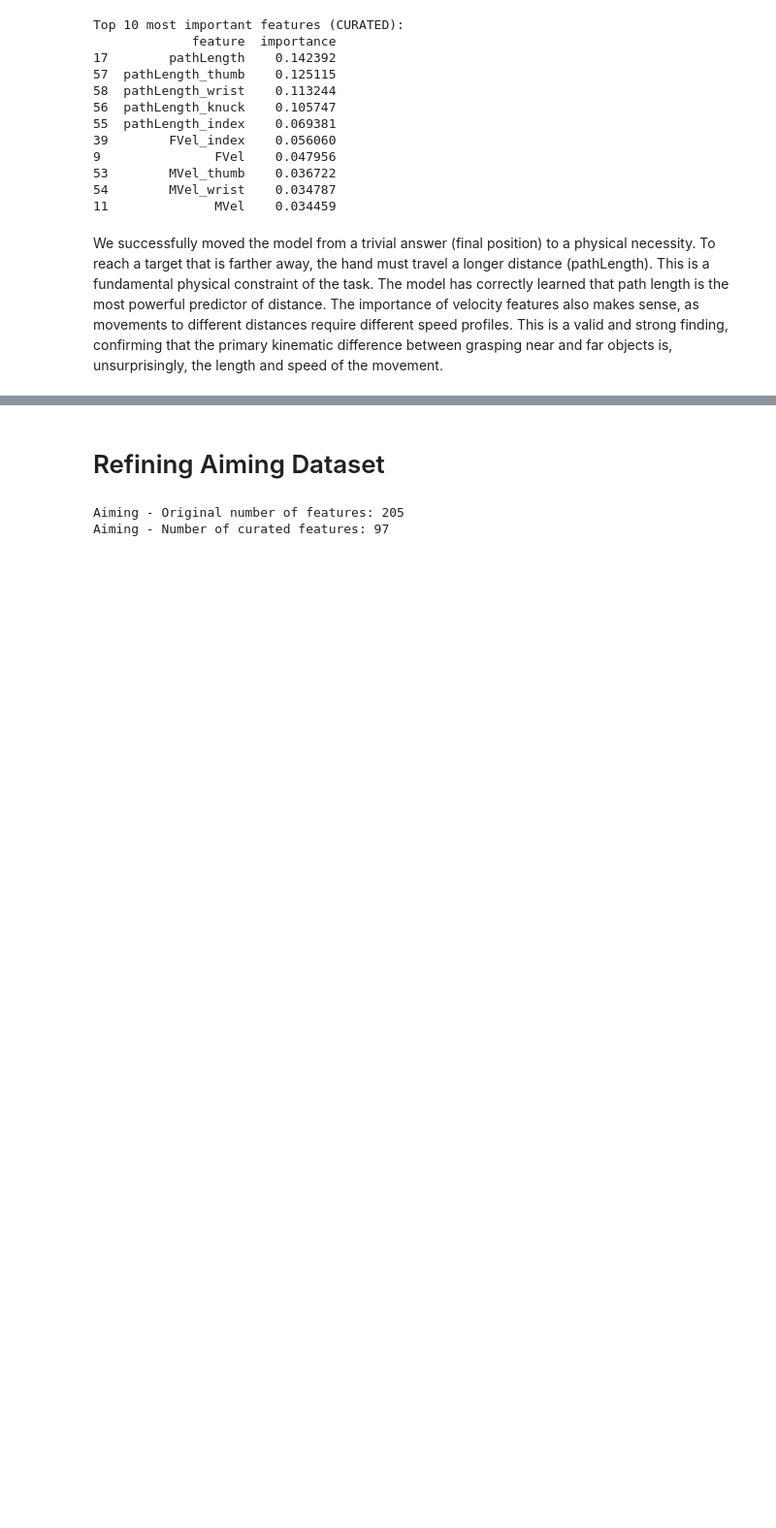
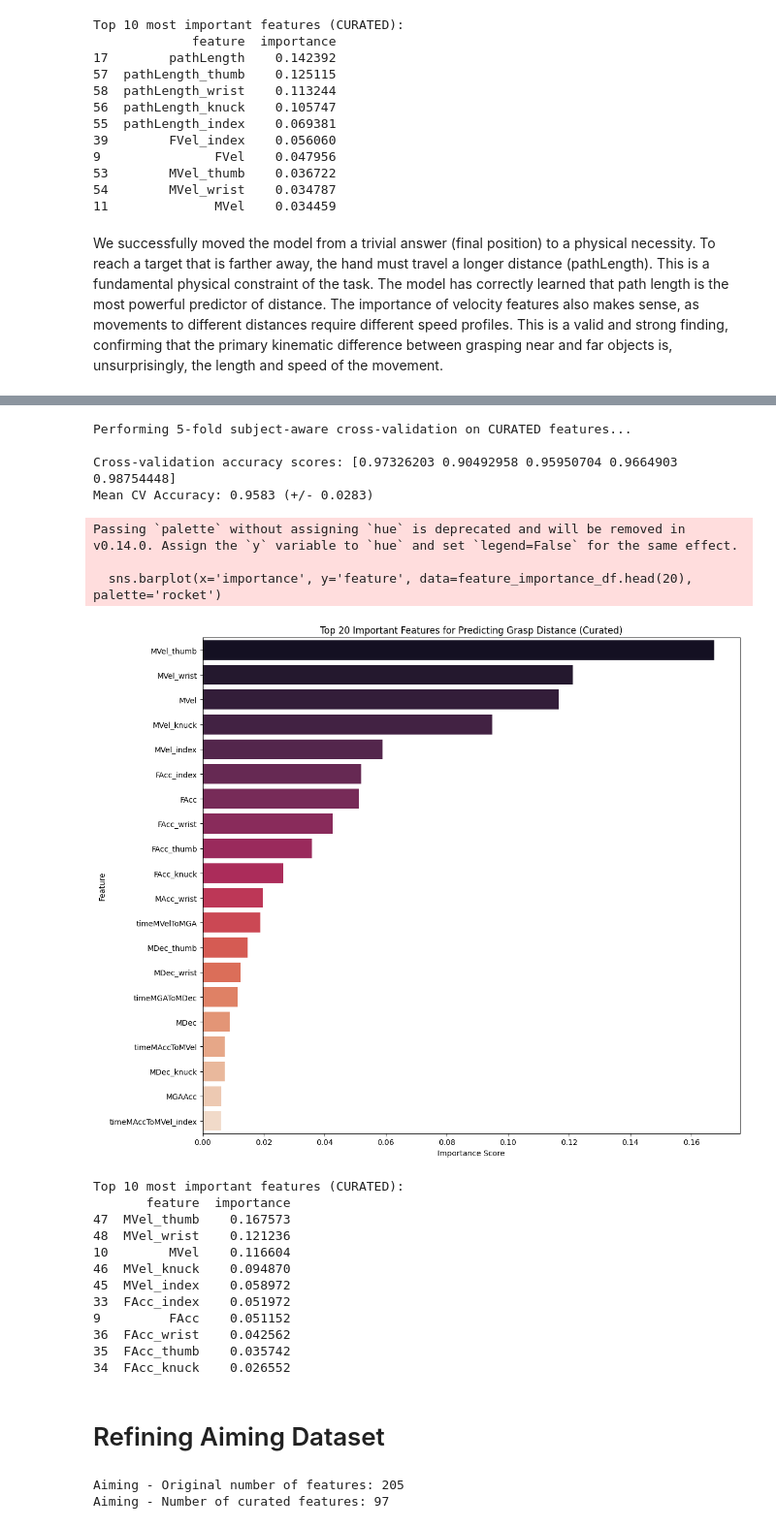
Before and after one commit to BhargavKumarNath/Classifying-Grip-Strategies-Using-Machine-Learning-, a Jupyter notebook: notebooks/03_advance_modeling/03_A_Refining_Supervised_Models.ipynb, the cells around one changed output, grey strips where cells are left out. Shown at 97% size. Saved outputs shown, nothing was run; the diff lists cells and outputs as text; code cells hidden in the pictures; blank space fills up the shorter version.

```diff
--- a/notebooks/03_advance_modeling/03_A_Refining_Supervised_Models.ipynb
+++ b/notebooks/03_advance_modeling/03_A_Refining_Supervised_Models.ipynb
@@ -146,0 +151,4 @@ We successfully moved the model from a trivial answer (final position) to a phys
+# %%
+df_prehension = pd.read_csv("../../data/02_processed/prehension_master_dataset.csv")
+
+leaky_patterns = ['Xmax', 'Ymax', 'Zmax', 'FX', 'FY', 'FZ', 'Xloc', 'Yloc', 'Zloc', 'pathLength', 'pathLength_index', 'pathLength_thumb', 'pathLength_wrist', 'pathLength_knuck', 'FVel_index', 'FVel']
@@ -147,3 +182,64 @@ We successfully moved the model from a trivial answer (final position) to a phys
+# %%
+# Define the pipeline
+pipeline = Pipeline([
+    ('scalar', StandardScaler()),
+    ('classifier', RandomForestClassifier(n_estimators=100, random_state=42, n_jobs=-1))
+])
+
+# Use GroupKFold for subject-aware splitting
+group_kfold = GroupKFold(n_splits=5)
+
+print("\nPerforming 5-fold subject-aware cross-validation on CURATED features...")
+cv_scores = cross_val_score(pipeline, X_curated, y_encoded, cv=group_kfold, groups=groups)
+
+print(f"\nCross-validation accuracy scores: {cv_scores}")
+print(f"Mean CV Accuracy: {np.mean(cv_scores):.4f} (+/- {np.std(cv_scores):.4f})")
+# %% [output]
+Performing 5-fold subject-aware cross-validation on CURATED features...
+
+Cross-validation accuracy scores: [0.97326203 0.90492958 0.95950704 0.9664903  0.98754448]
+Mean CV Accuracy: 0.9583 (+/- 0.0283)
+# %%
+
+pipeline.fit(X_curated, y_encoded)
+rf_model = pipeline.named_steps['classifier']
+importances = rf_model.feature_importances_
+
+# Create a DataFrame for visualisation
+feature_importance_df = pd.DataFrame({
+    'feature': curated_features,
+    'importance': importances
+}).sort_values('importance', ascending=False)
+# %%
+# Plot the new importances
+plt.figure(figsize=(12, 10))
+sns.barplot(x='importance', y='feature', data=feature_importance_df.head(20), palette='rocket')
+plt.title('Top 20 Important Features for Predicting Grasp Distance (Curated)')
+plt.xlabel('Importance Score')
+plt.ylabel('Feature')
+plt.tight_layout()
+# plt.savefig("../../results/figures/prehension_curated_feature_importance.png")
+plt.show()
+
+print("\nTop 10 most important features (CURATED):")
+print(feature_importance_df.head(10))
+# %% [output]
+Passing `palette` without assigning `hue` is deprecated and will be removed in v0.14.0. Assign the `y` variable to `hue` and set `legend=False` for the same effect.
+
+  sns.barplot(x='importance', y='feature', data=feature_importance_df.head(20), palette='rocket')
+[figure, added]
+Top 10 most important features (CURATED):
+       feature  importance
+47  MVel_thumb    0.167573
+48  MVel_wrist    0.121236
+10        MVel    0.116604
+46  MVel_knuck    0.094870
+45  MVel_index    0.058972
+33  FAcc_index    0.051972
+9         FAcc    0.051152
+36  FAcc_wrist    0.042562
+35  FAcc_thumb    0.035742
+34  FAcc_knuck    0.026552
 # %% [markdown]
 # Refining Aiming Dataset
 # %%
```
Also changed, not shown: parts of 8 cells of this notebook, 10 other files.
